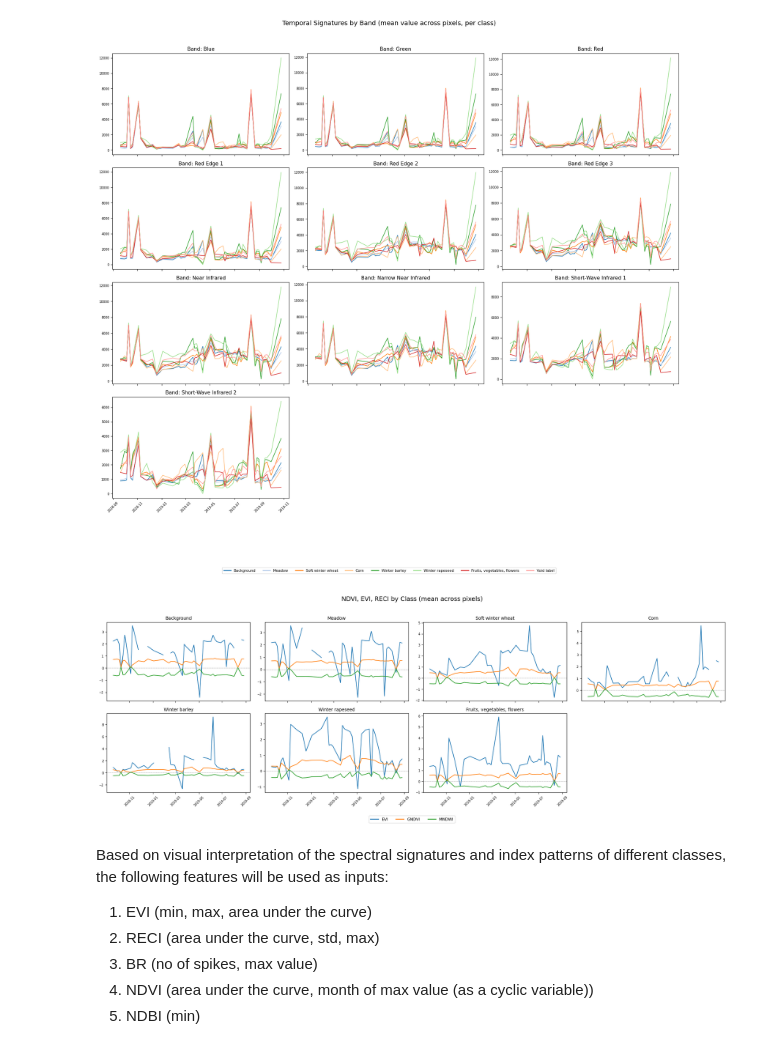
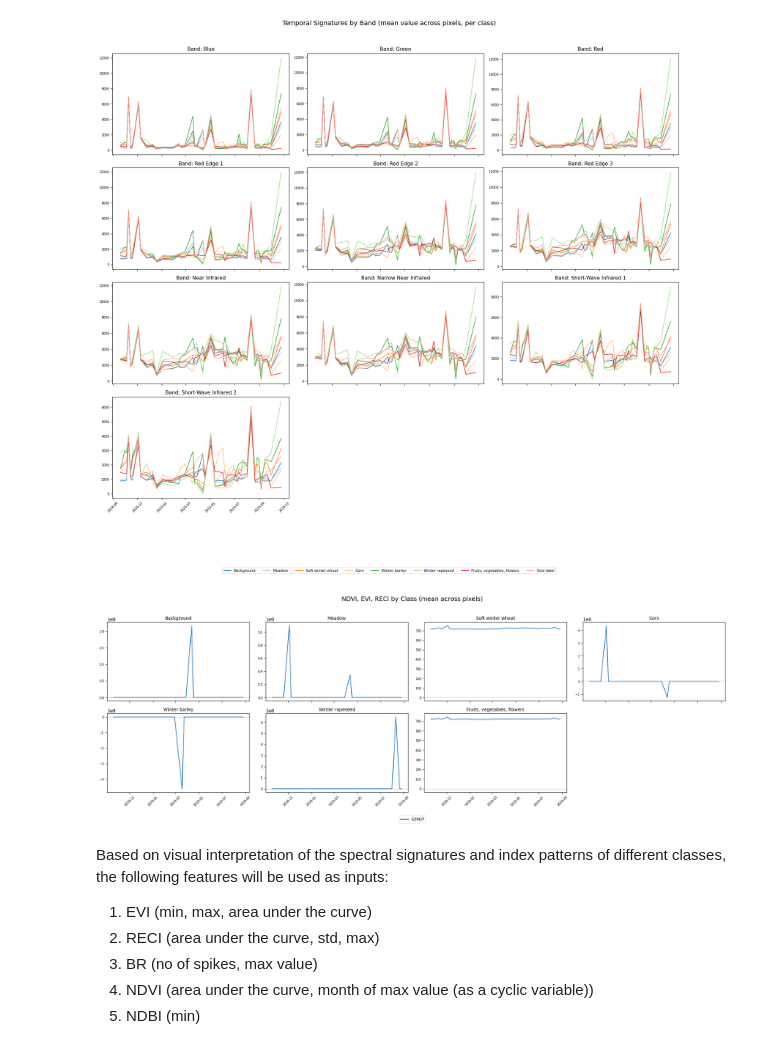
Before and after one commit to nithya-agri/crop-type-classification, a Jupyter notebook: exploration.ipynb, the cells around one changed output. Saved outputs shown, nothing was run; the diff lists cells and outputs as text; code cells hidden in the pictures.

Commit message:
added monthly band values

```diff
--- a/exploration.ipynb
+++ b/exploration.ipynb
@@ -920,12 +920,14 @@ def plot_indices(df):
     BAND_RED = "Red"
     BAND_NIR = "Near Infrared"
     BAND_REDEDGE1 = "Red Edge 1"
+    BAND_REDEDGE2 = "Red Edge 2"
+    BAND_REDEDGE3 = "Red Edge 3"
 
-    B2, B3, B4, B5, B8, B11 = "Blue", "Green", "Red", "Red Edge 1", "Near Infrared", "Short-Wave Infrared 1"
+    B2, B3, B4, B5, B6, B7, B8, B11 = "Blue", "Green", "Red", "Red Edge 1", "Red Edge 2", "Red Edge 3", "Near Infrared", "Short-Wave Infrared 1"
 
-    required_bands = [B2, B3, B4, B5, B8, B11]
+    required_bands = [B2, B3, B4, B5, B6, B7, B8, B11]
 
-    required_bands = [BAND_BLUE, BAND_RED, BAND_NIR, BAND_REDEDGE1]
+    required_bands = [BAND_BLUE, BAND_RED, BAND_NIR, BAND_REDEDGE1, BAND_REDEDGE2, BAND_REDEDGE3]
     missing = [b for b in required_bands if b not in df["band"].unique()]
     if missing:
         raise ValueError(
@@ -953,7 +955,7 @@ def plot_indices(df):
     nir = wide[BAND_NIR]
     rededge1 = wide[BAND_REDEDGE1]
     eps = 1e-8
-    b2, b3, b4, b5, b8, b11 = wide[B2], wide[B3], wide[B4], wide[B5], wide[B8], wide[B11]
+    b2, b3, b4, b5, b6, b7, b8, b11 = wide[B2], wide[B3], wide[B4], wide[B5], wide[B6], wide[B7], wide[B8], wide[B11]
     L = 0.5
 
     wide["NDVI"] = (nir - red) / (nir + red)
@@ -967,23 +969,28 @@ def plot_indices(df):
     wide["MNDWI"] = (b3 - b11) / (b3 + b11 + eps)
     wide["BR"] = b2 / (b4 + eps)
     wide["SWIR_NIR"] = b11 / (b8 + eps)
+    wide["IRECI"] = (b7 - b4) / ((b5 / (b4 + eps)) + eps)
+    wide["MTCI"] = (b6 - b5) / (b5 - b4 + eps)
+    wide["MACRI"] = ((b5 - b4) - 0.2 * (b5 - b3)) * (b5 / (b4 + eps))
+    wide["S2REP"] = 705 + 35 * (((b4 + b7) / 2 - b5) / (b6 - b5 + eps))
 
-    veg = [
+    indices = [
 #         "NDVI",
-        "EVI",
-    "GNDVI",
-    "MNDWI",
+#         "EVI",
+#     "GNDVI",
+#     "MNDWI",
 #         "SAVI",
 #         "NDWI",
 #         "NDBI",
-#         "NDRE"
-    ]
-    ratios = [
-        "RECI",
+#         "NDRE",
+#         "RECI",
 #         "BR",
-#               "SWIR_NIR"
+#               "SWIR_NIR",
+#         "IRECI",
+#         "MTCI",
+#         "MACRI",
+        "S2REP"
              ]
-    indices = veg
 
 
     # ---------------------------------------------------------------
@@ -1006,34 +1013,34 @@ def plot_indices(df):
 
     fig, axes = plt.subplots(nrows, ncols, figsize=(5 * ncols, 3.5 * nrows), sharex=True)
     axes = axes.flatten()
 
     cmap = plt.get_cmap("tab10")
     color_map = {idx: cmap(i % 10) for i, idx in enumerate(indices)}
 
     for ax, cls in zip(axes, classes):
         sub = agg[agg["class"] == cls].sort_values("ts")
         for idx in indices:
             ax.plot(sub["ts"], sub[idx], label=idx, color=color_map[idx], linewidth=1.4)
         ax.set_title(f"{CLASS_NAMES.get(cls)}", fontsize=10)
         ax.tick_params(axis="x", rotation=45, labelsize=7)
         ax.tick_params(axis="y", labelsize=7)
         ax.axhline(0, color="grey", linewidth=0.5, linestyle="--")
 
     for ax in axes[n_classes:]:
         ax.axis("off")
 
     handles = [plt.Line2D([0], [0], color=color_map[i], label=i, linewidth=2) for i in indices]
     fig.legend(handles=handles, loc="lower center", ncol=3, fontsize=9, bbox_to_anchor=(0.5, -0.02))
 
     fig.suptitle("NDVI, EVI, RECI by Class (mean across pixels)", fontsize=14, y=1.01)
     fig.tight_layout(rect=[0, 0.04, 1, 0.99])
 
     plt.savefig("/Users/nithya/projects/crop-type-classification/outputs/figures/vegetation_indices_by_class.png", dpi=150, bbox_inches="tight")
     plt.show()
 
 plot_indices(merged)
 # %% [output]
-[figure, old version]
+[figure, new version]
 # %% [markdown]
 Based on visual interpretation of the spectral signatures and index patterns of different classes, the following features will be used as inputs:
 
```
Also changed, not shown: parts of 2 cells of this notebook, 2 other files.
